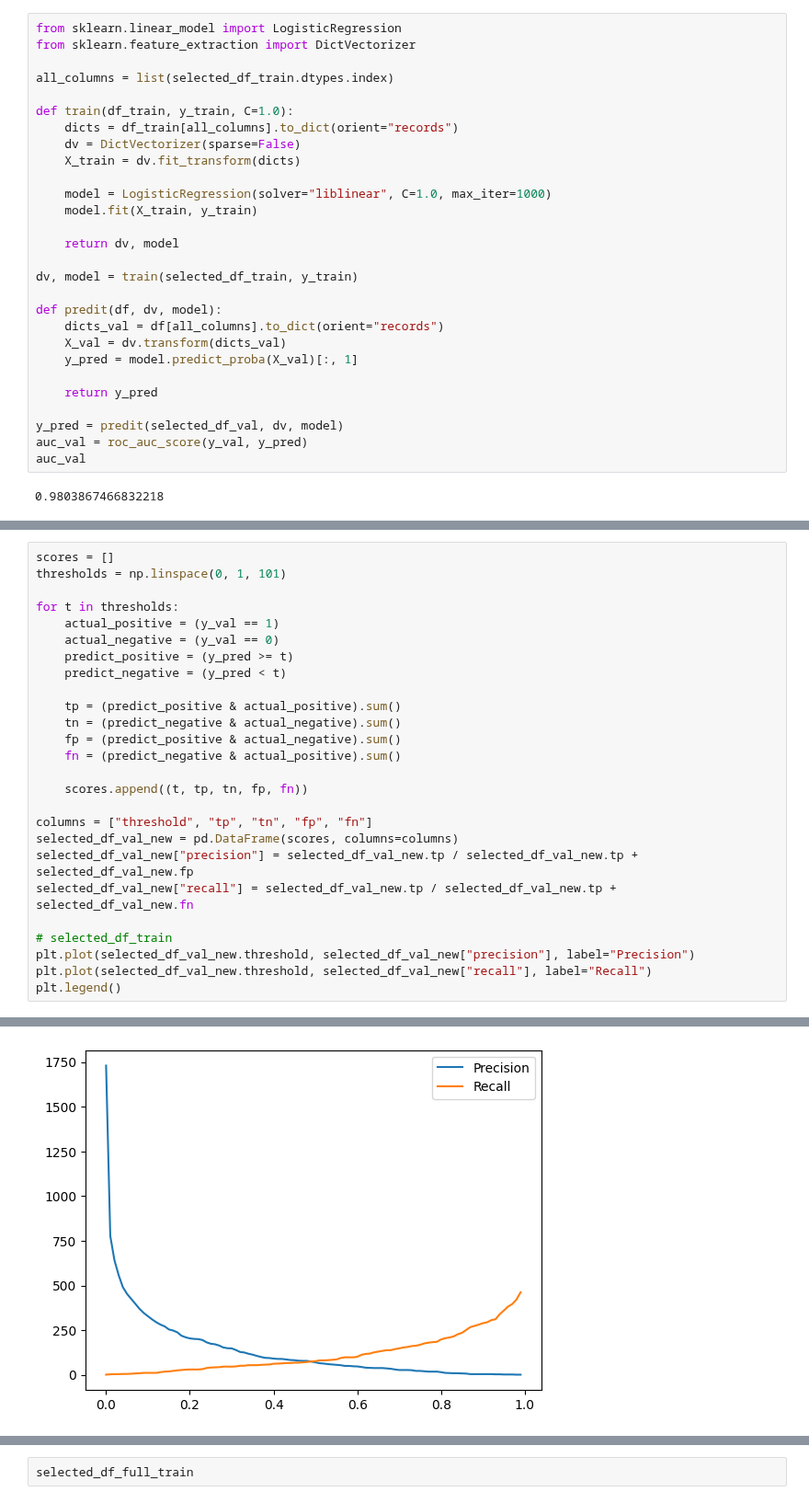
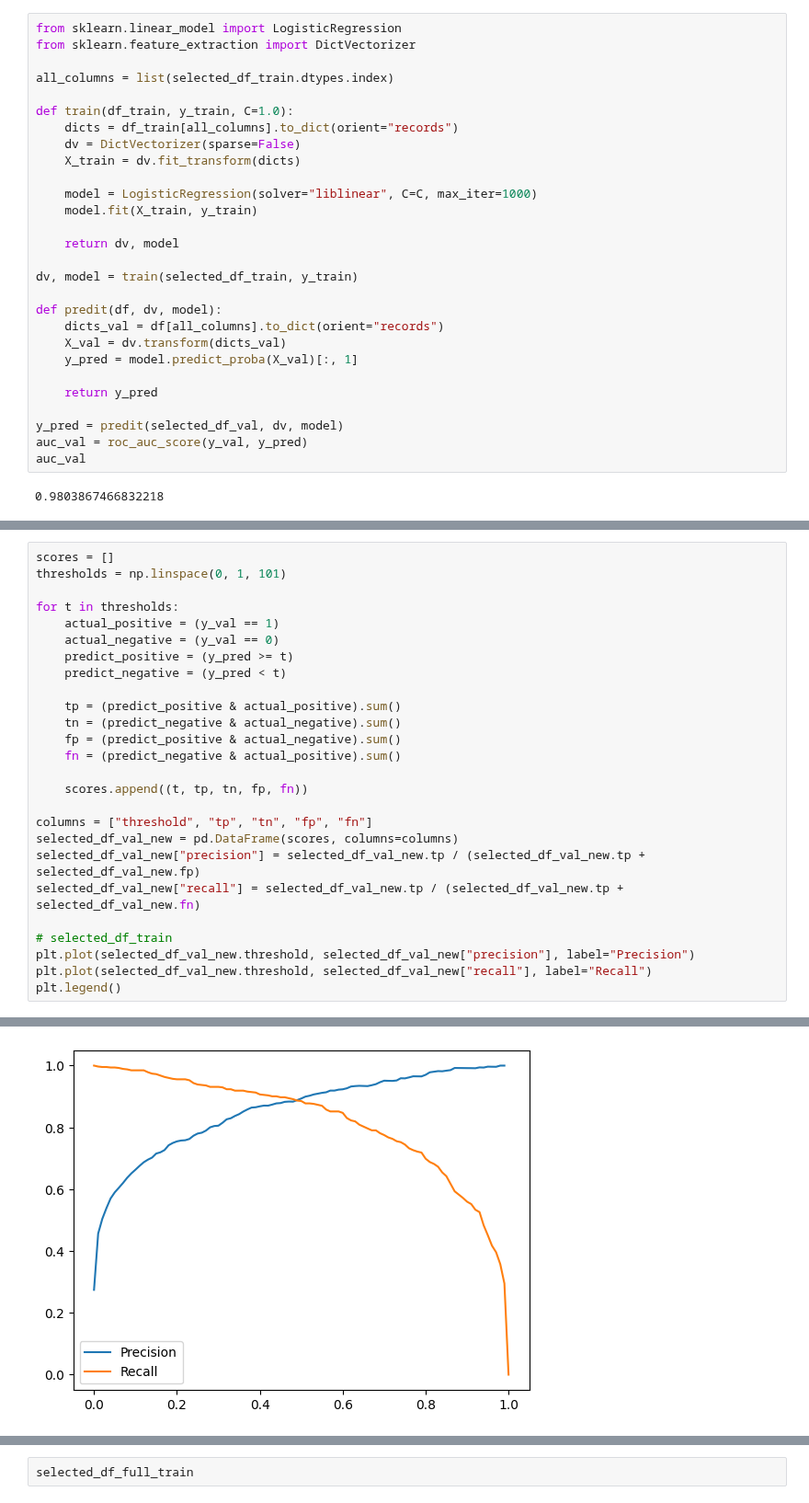
Before and after one commit to sarah-zhan/ml, a Jupyter notebook: week4/wee4.ipynb, the cells around one changed output, grey strips where cells are left out. Shown at 92% size. Drawn from its saved outputs; the diff is of its cells as text.

```diff
--- a/week4/wee4.ipynb
+++ b/week4/wee4.ipynb
@@ -223,7 +223,7 @@ def train(df_train, y_train, C=1.0):
     dv = DictVectorizer(sparse=False)
     X_train = dv.fit_transform(dicts)
 
-    model = LogisticRegression(solver="liblinear", C=1.0, max_iter=1000)
+    model = LogisticRegression(solver="liblinear", C=C, max_iter=1000)
     model.fit(X_train, y_train)
 
     return dv, model
@@ -251,32 +251,32 @@ Q3 At which threshold precision and recall curves intersect?
 # %%
 scores = []
 thresholds = np.linspace(0, 1, 101)
 
 for t in thresholds:
     actual_positive = (y_val == 1)
     actual_negative = (y_val == 0)
     predict_positive = (y_pred >= t)
     predict_negative = (y_pred < t)
 
     tp = (predict_positive & actual_positive).sum()
     tn = (predict_negative & actual_negative).sum()
     fp = (predict_positive & actual_negative).sum()
     fn = (predict_negative & actual_positive).sum()
 
     scores.append((t, tp, tn, fp, fn))
 
 columns = ["threshold", "tp", "tn", "fp", "fn"]
 selected_df_val_new = pd.DataFrame(scores, columns=columns)
-selected_df_val_new["precision"] = selected_df_val_new.tp / selected_df_val_new.tp + selected_df_val_new.fp
-selected_df_val_new["recall"] = selected_df_val_new.tp / selected_df_val_new.tp + selected_df_val_new.fn
+selected_df_val_new["precision"] = selected_df_val_new.tp / (selected_df_val_new.tp + selected_df_val_new.fp)
+selected_df_val_new["recall"] = selected_df_val_new.tp / (selected_df_val_new.tp + selected_df_val_new.fn)
 
 # selected_df_train
 plt.plot(selected_df_val_new.threshold, selected_df_val_new["precision"], label="Precision")
 plt.plot(selected_df_val_new.threshold, selected_df_val_new["recall"], label="Recall")
 plt.legend()
 # %% [output]
 <matplotlib.legend.Legend at 0x...>
-[figure, old version]
+[figure, new version]
 # %% [markdown]
 Q4 This is the formula for computing F1:
 
```
Also changed, not shown: parts of 9 cells of this notebook.
